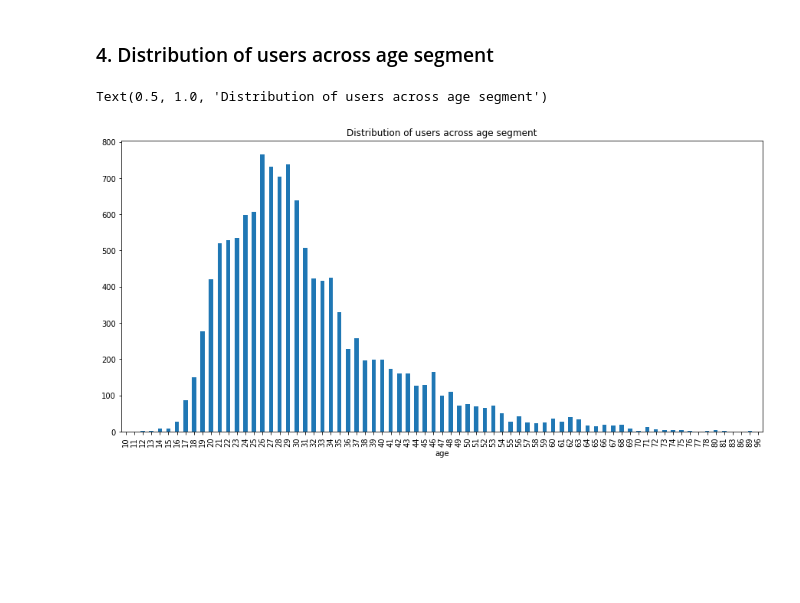
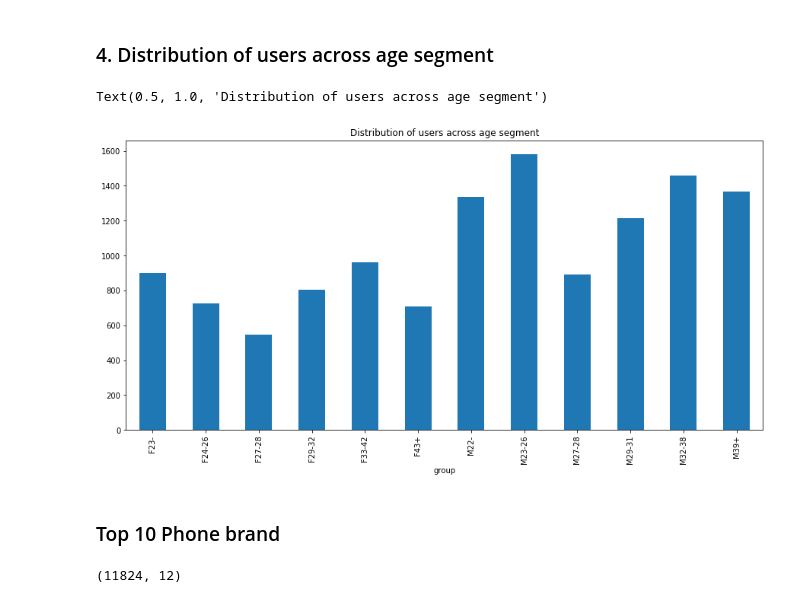
Before and after one commit to spsesha/capstone-project-1, a Jupyter notebook: Capstone Project.ipynb, the cells around one changed output. Saved outputs shown, nothing was run; the diff lists cells and outputs as text; code cells hidden in the pictures; blank space fills up the shorter version.

Commit message:
Updated chart

```diff
--- a/Capstone Project.ipynb
+++ b/Capstone Project.ipynb
@@ -255,9 +256,11 @@ Text(0.5, 1.0, 'Distribution of users across gender')
 # %% [markdown]
 ### 4. Distribution of users across age segment
 # %%
-temp = unique_set.groupby('age')['device_id'].count()
+temp = unique_set.groupby('group')['device_id'].count()
 temp.plot(kind='bar', figsize=(15,7))
 plt.title('Distribution of users across age segment')
 # %% [output]
 Text(0.5, 1.0, 'Distribution of users across age segment')
-[figure, old version]
+[figure, new version]
+# %% [markdown]
+### Top 10 Phone brand
@@ -263,0 +269,5 @@ Text(0.5, 1.0, 'Distribution of users across age segment')
+# %%
+phone_brand_filter = unique_set[unique_set['phone_brand'].isin(top_brand)]
+phone_brand_filter.shape
+# %% [output]
+(11824, 12)
```
Also changed, not shown: parts of 5 cells of this notebook.
